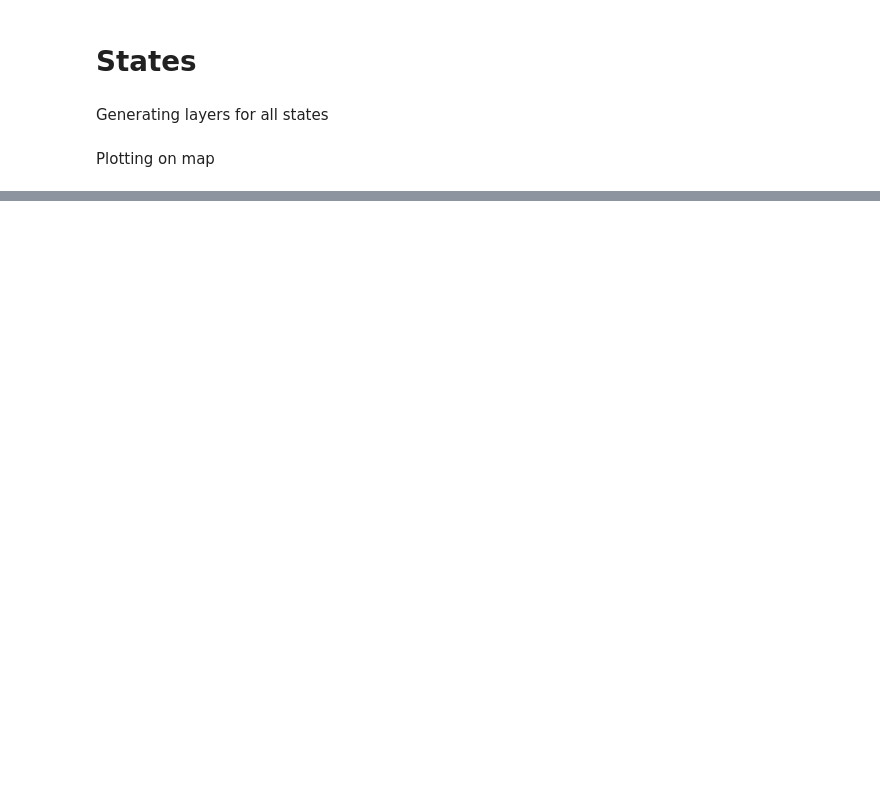
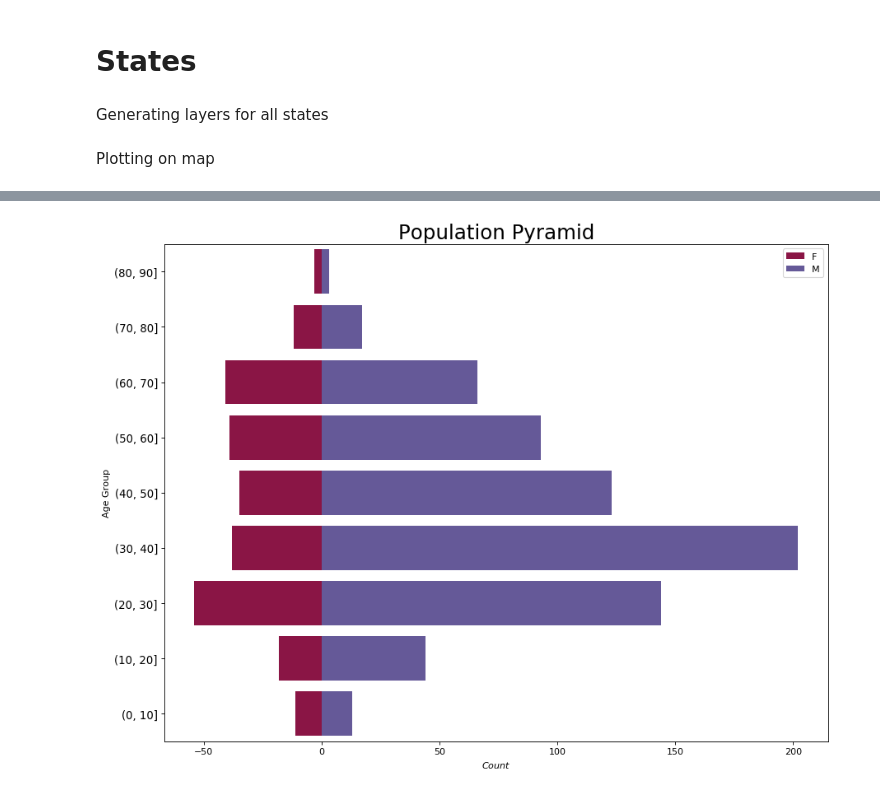
Before and after one commit to Srinjoy-Santra/covid19-india-analysis, a Jupyter notebook: India_Corona_Analysis.ipynb, the cells around one changed output, grey strips where cells are left out. Cells and saved outputs as stored; diff of their text form; code cells hidden in the pictures; blank space fills up the shorter version.

Commit message:
Ft. Add population pyramid

```diff
--- a/India_Corona_Analysis.ipynb
+++ b/India_Corona_Analysis.ipynb
@@ -869,0 +926,12 @@ fig
+# %%
+# Transform age into value
+def transform_age(age_range):
+    age_range = age_range.split('-')
+    if len(age_range) == 2:
+        # take average age
+        age = (int(age_range[0]) + int(age_range[1]))//2
+    else:
+        age=int(age_range[0])
+    return age
+
+df_age['age'] = df_age.apply(lambda x : pd.to_numeric(transform_age(x['Age Bracket'])),axis=1)
@@ -869,0 +944,5 @@ fig
+# %%
+# Putting data into age groups
+bins = [x for x in range(0,100,10)]
+df_age['age_group'] = pd.cut(df_age['age'], bins=bins)
+print(df_age)
@@ -869,0 +969,6 @@ fig
+# %%
+# Convert groupby to dataframe
+ndf = pd.DataFrame({'count' : df_age.groupby(['age_group', 'Gender']).size()}).reset_index()
+# convert count values of females to negative
+ndf.loc[ndf.Gender == 'F', 'count']=-ndf.loc[ndf.Gender == 'F', 'count']
+ndf
@@ -869,0 +993,22 @@ fig
+# %%
+import seaborn as sns
+
+# Draw Plot
+plt.figure(figsize=(13,10), dpi= 80)
+group_col = 'Gender'
+order_of_bars = ndf['age_group'].unique()[::-1]
+colors = [plt.cm.Spectral(i/float(len(ndf[group_col].unique())-1)) for i in range(len(ndf[group_col].unique()))]
+
+#print(colors, ndf[group_col].unique())
+for c, group in zip(colors, ndf[group_col].unique()):
+    sns.barplot(x='count', y='age_group', data=ndf.loc[ndf[group_col]==group, :], order=order_of_bars, color=c, label=group)
+
+# Decorations
+plt.xlabel("$Count$")
+plt.ylabel("Age Group")
+plt.yticks(fontsize=12)
+plt.title("Population Pyramid", fontsize=22)
+plt.legend()
+plt.show()
+# %% [output]
+[figure, added]
```
Also changed, not shown: parts of 32 cells of this notebook, 2 other files.
